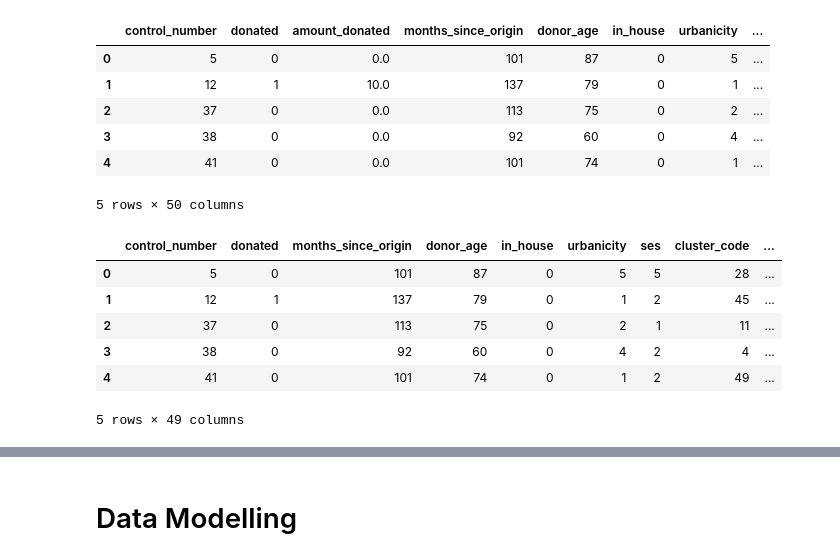
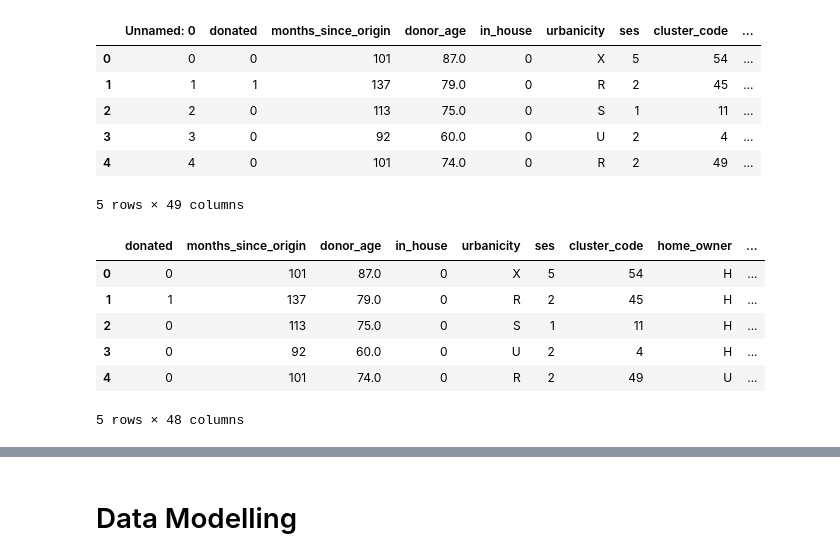
Before and after one commit to jindukwentua/Applying-Machine-Learning-to-Charity-donations, a Jupyter notebook: notebook/classification_model.ipynb, the cells around one changed output, grey strips where cells are left out. Saved outputs shown, nothing was run; the diff lists cells and outputs as text; code cells hidden in the pictures.

```diff
--- a/notebook/classification_model.ipynb
+++ b/notebook/classification_model.ipynb
@@ -26 +24,4 @@ df = pd.read_csv('../notebook/cleaned_donor_data.csv')
+# %%
+train_data = pd.read_csv('../notebook/cleaned_train_data.csv')
+test_data = pd.read_csv('../notebook/cleaned_test_data.csv')
 # %%
@@ -46,10 +67,10 @@ memory usage: 7.4 MB
 # %%
-df.head()
+train_data.head()
 # %% [output]
-|  | control_number | donated | amount_donated | months_since_origin | donor_age | in_house | urbanicity | ... |
-| 0 | 5 | 0 | 0.0 | 101 | 87 | 0 | 5 | ... |
-| 1 | 12 | 1 | 10.0 | 137 | 79 | 0 | 1 | ... |
-| 2 | 37 | 0 | 0.0 | 113 | 75 | 0 | 2 | ... |
-| 3 | 38 | 0 | 0.0 | 92 | 60 | 0 | 4 | ... |
-| 4 | 41 | 0 | 0.0 | 101 | 74 | 0 | 1 | ... |
+|  | Unnamed: 0 | donated | months_since_origin | donor_age | in_house | urbanicity | ses | cluster_code | ... |
+| 0 | 0 | 0 | 101 | 87.0 | 0 | X | 5 | 54 | ... |
+| 1 | 1 | 1 | 137 | 79.0 | 0 | R | 2 | 45 | ... |
+| 2 | 2 | 0 | 113 | 75.0 | 0 | S | 1 | 11 | ... |
+| 3 | 3 | 0 | 92 | 60.0 | 0 | U | 2 | 4 | ... |
+| 4 | 4 | 0 | 101 | 74.0 | 0 | R | 2 | 49 | ... |
-5 rows × 50 columns
+5 rows × 49 columns
@@ -59,10 +80,10 @@ df.drop(['amount_donated'], axis=1, inplace=True)
 # %%
-df.head()
+train_data.head()
 # %% [output]
-|  | control_number | donated | months_since_origin | donor_age | in_house | urbanicity | ses | cluster_code | ... |
-| 0 | 5 | 0 | 101 | 87 | 0 | 5 | 5 | 28 | ... |
-| 1 | 12 | 1 | 137 | 79 | 0 | 1 | 2 | 45 | ... |
-| 2 | 37 | 0 | 113 | 75 | 0 | 2 | 1 | 11 | ... |
-| 3 | 38 | 0 | 92 | 60 | 0 | 4 | 2 | 4 | ... |
-| 4 | 41 | 0 | 101 | 74 | 0 | 1 | 2 | 49 | ... |
+|  | donated | months_since_origin | donor_age | in_house | urbanicity | ses | cluster_code | home_owner | ... |
+| 0 | 0 | 101 | 87.0 | 0 | X | 5 | 54 | H | ... |
+| 1 | 1 | 137 | 79.0 | 0 | R | 2 | 45 | H | ... |
+| 2 | 0 | 113 | 75.0 | 0 | S | 1 | 11 | H | ... |
+| 3 | 0 | 92 | 60.0 | 0 | U | 2 | 4 | H | ... |
+| 4 | 0 | 101 | 74.0 | 0 | R | 2 | 49 | U | ... |
-5 rows × 49 columns
+5 rows × 48 columns
```
Also changed, not shown: parts of 8 cells of this notebook, 1 other file.
